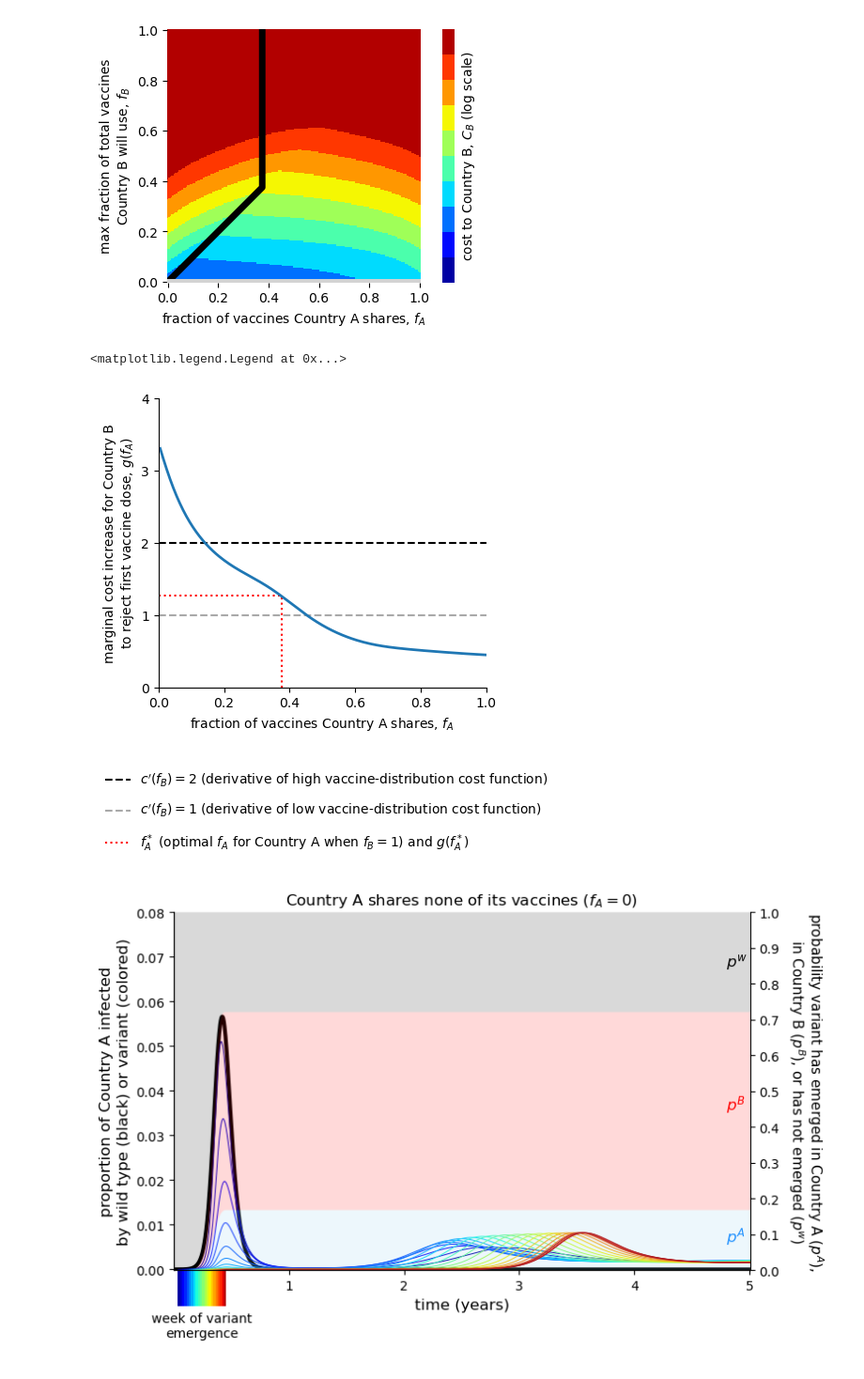
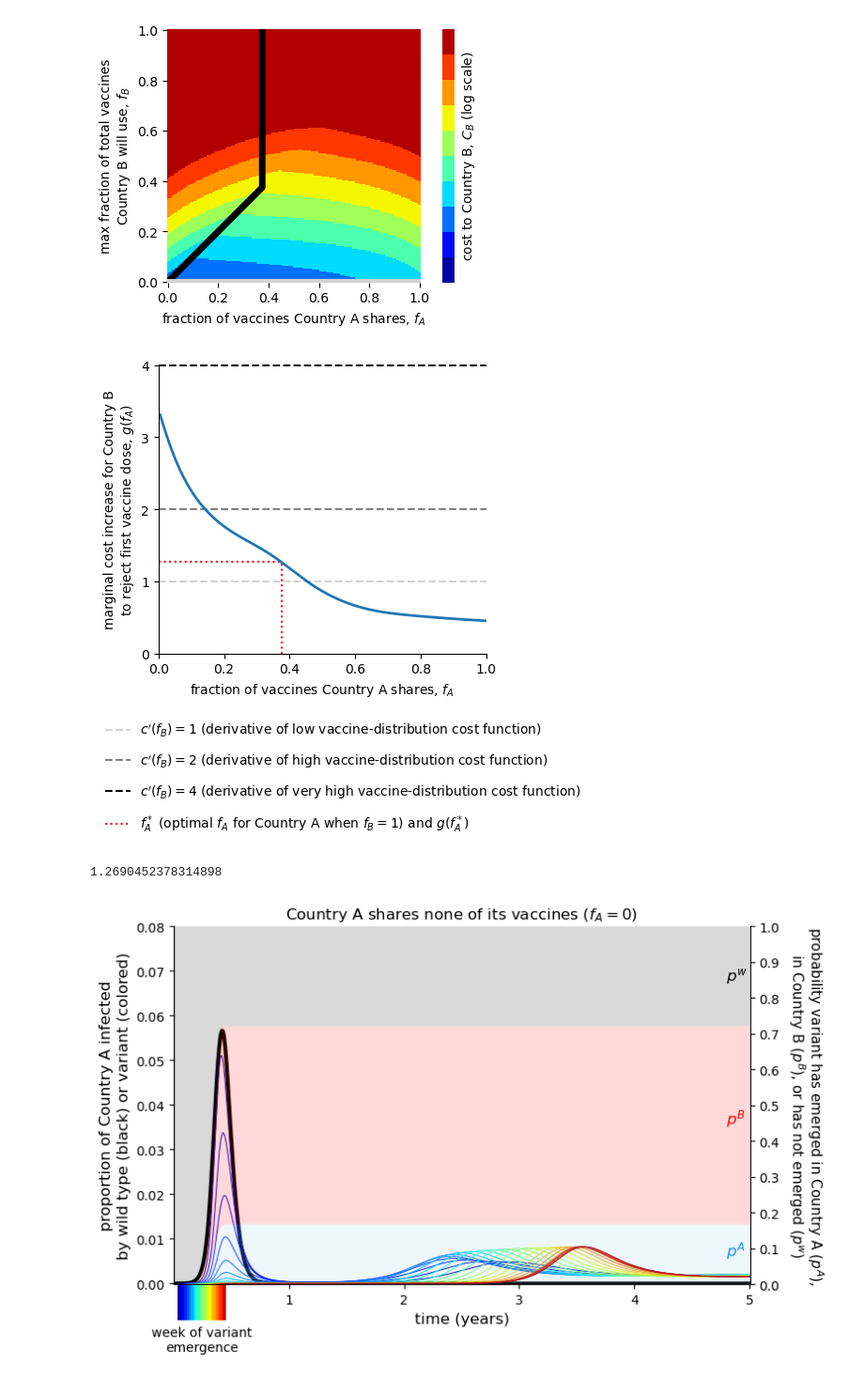
Before and after one commit to freedmanari/vaccine_nationalism, a Jupyter notebook: vaccine_nationalism.ipynb, the cells around one changed output. Shown at 94% size. Drawn from its saved outputs; the diff is of its cells as text; code cells hidden in the pictures.

Commit message:
added very high cost line to g_f_A

```diff
--- a/vaccine_nationalism.ipynb
+++ b/vaccine_nationalism.ipynb
@@ -877,31 +877,34 @@ plt.plot(fs[~ixs],f_B_min_very_highs[~ixs],color='lightgray',linewidth=5)
 # %%
 ### for supplementary figure g_f_A
 
 gs = [(C_Bs[i-1,i]-C_Bs[i,i])/fs[1] for i in range(1,len(fs))]
 
 plt.figure(figsize=(4.5,4))
-plt.axhline(y=cost_slope_high, color='black', linewidth=1.5, linestyle='dashed', label='$c\'(f_B)=$' + str(cost_slope_high) + ' (derivative of high vaccine-distribution cost function)')
-plt.axhline(y=cost_slope_low, color='darkgrey', linewidth=1.5, linestyle='dashed', label='$c\'(f_B)=$' + str(cost_slope_low) + ' (derivative of low vaccine-distribution cost function)')
+plt.axhline(y=cost_slope_low, color='lightgray', linewidth=1.5, linestyle='dashed', label='$c\'(f_B)=$' + str(cost_slope_low) + ' (derivative of low vaccine-distribution cost function)')
+plt.axhline(y=cost_slope_high, color='gray', linewidth=1.5, linestyle='dashed', label='$c\'(f_B)=$' + str(cost_slope_high) + ' (derivative of high vaccine-distribution cost function)')
+plt.axhline(y=cost_slope_very_high, color='black', linewidth=1.5, linestyle='dashed', label='$c\'(f_B)=$' + str(cost_slope_very_high) + ' (derivative of very high vaccine-distribution cost function)')
 
 plt.plot([f_A_star]*2, [0, gs[f_A_star_ix-1]], linewidth=1.5, color='red', linestyle='dotted', label='$f_A^*$ (optimal $f_A$ for Country A when $f_B=1$) and $g(f_A^*)$')
 plt.plot([0, f_A_star], [gs[f_A_star_ix-1]]*2, linewidth=1.5, color='red', linestyle='dotted')
 
 plt.plot(fs[1:], gs, linewidth=2)
 
 plt.xlim(0,1)
-plt.ylim(0,4)
+plt.ylim(0,cost_slope_very_high+.01)
 plt.yticks(np.linspace(0,4,5))
-plt.margins(x=0,y=0)
 plt.gca().spines['top'].set_visible(False)
 plt.gca().spines['right'].set_visible(False)
 plt.xlabel('fraction of vaccines Country A shares, $f_A$')
 plt.ylabel('marginal cost increase for Country B\nto reject first vaccine dose, $g(f_A)$')
 plt.legend(loc='center left', bbox_to_anchor=(-.2, -.43), frameon=False, labelspacing=1, handlelength=2, handletextpad=0.7)
 
 # plt.savefig('figures/supplement/g_f_A.pdf', bbox_inches='tight')
 # %% [output]
-<matplotlib.legend.Legend at 0x...>
-[figure, old version]
+[figure, new version]
+# %%
+gs[f_A_star_ix-1]
+# %% [output]
+1.2690452378314898
 # %%
 ### this and next 9 blocks for figure example and supplementary figure example_both_countries
 ### or set R0 to 1.5 to create supplementary figures example_low_R0 and example_low_R0_both_countries
```
Also changed, not shown: 1 other file.
